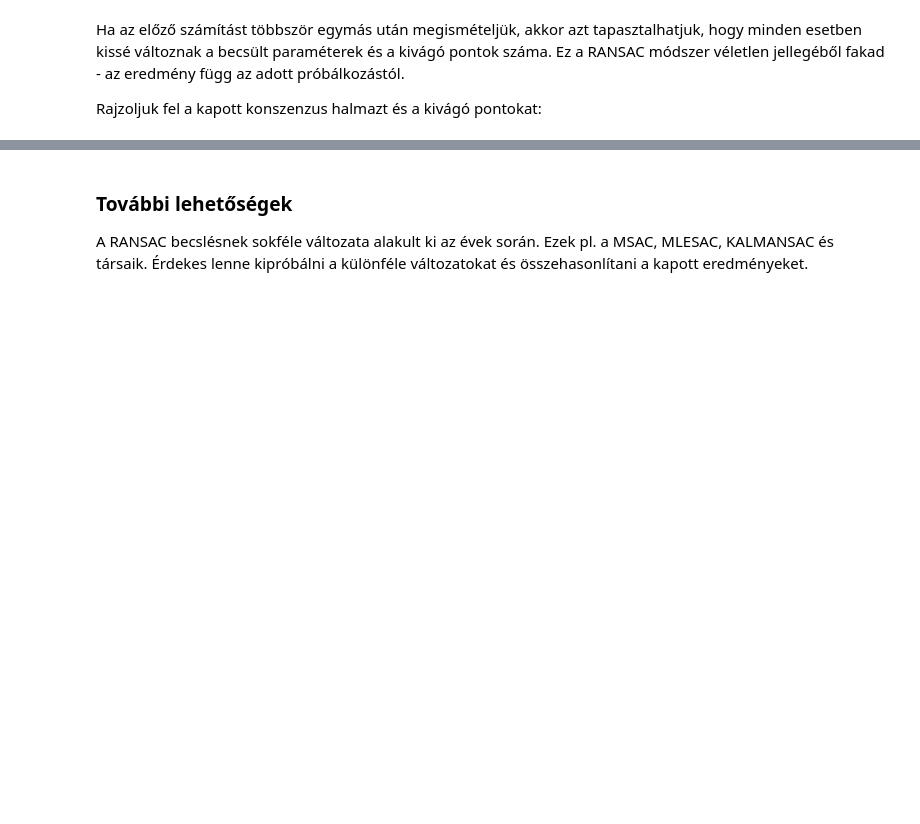
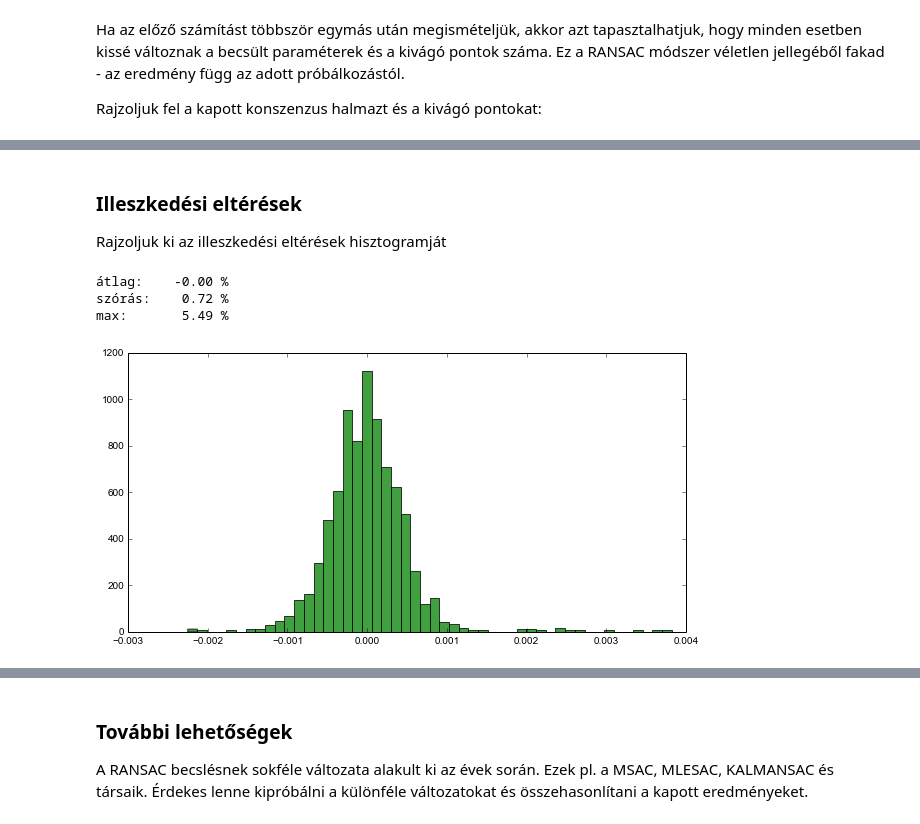
Before and after one commit to gyulat/RANSAC-examples, a Jupyter notebook: SphRANSAC.ipynb, the cells around one changed output, grey strips where cells are left out. Drawn from its saved outputs; the diff is of its cells as text; code cells hidden in the pictures; blank space fills up the shorter version.

```diff
--- a/SphRANSAC.ipynb
+++ b/SphRANSAC.ipynb
@@ -151,0 +154,42 @@ plt.show()
+# %% [markdown]
+### Illeszkedési eltérések
+Rajzoljuk ki az illeszkedési eltérések hisztogramját
+# %%
+def sphdist(sph,X,pos=1):
+    """
+    sphdist(sph,X) az X pontok távolságát számítja ki a sph gömbtől
+    sph: 4-elemű vektor: [x0, y0, z0, r]
+         x0, y0, z0: a gömb középpontja
+         r: a gömb sugara
+         X: (n,3) mátrix, az n db. pont koordinátái
+       pos: ha pos=0, előjeles távolságokat számít ki, egyébként nem
+    """
+    r = sph[3]
+    c = sph[0:3]
+    # középponttól vett távolság négyzete
+    dc = np.sum((X-c)**2,axis=1)
+    if pos==1:
+        dist = np.abs(np.sqrt(dc)-r)
+    else:
+        dist = np.sqrt(dc)-r
+    return dist
+
+# előjeles távolságokat számítunk
+v = sphdist(ransac_model.params,X1[inliers,:],0)
+
+# sugárhoz viszonyított százalékos eltérések
+print "átlag:  %7.2f" % (100*np.mean(v)/ransac_model.params[3]) + " %"
+print "szórás: %7.2f" % (100*np.std(v)/ransac_model.params[3]) + " %"
+
+# max. százalékos eltérés
+print "max:    %7.2f" % (100*np.max(np.abs((v)))/ransac_model.params[3]) + " %"
+
+# relatív eltérsek hisztogramja
+fig = plt.figure(figsize=(width, height/2))
+n, bins, patches = plt.hist(v, 50, normed=1, facecolor='green', alpha=0.75)
+plt.show()
+# %% [output]
+átlag:    -0.00 %
+szórás:    0.72 %
+max:       5.49 %
+[figure, added]
```
Also changed, not shown: parts of 7 cells of this notebook.
